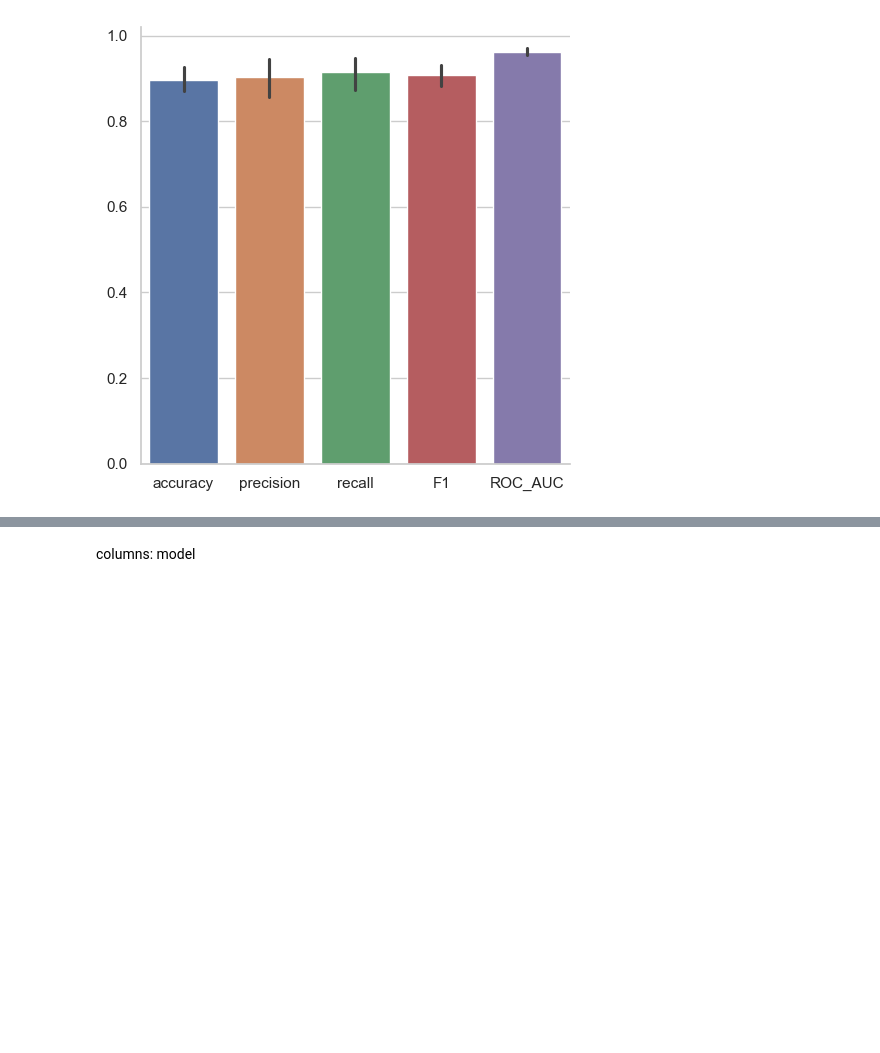
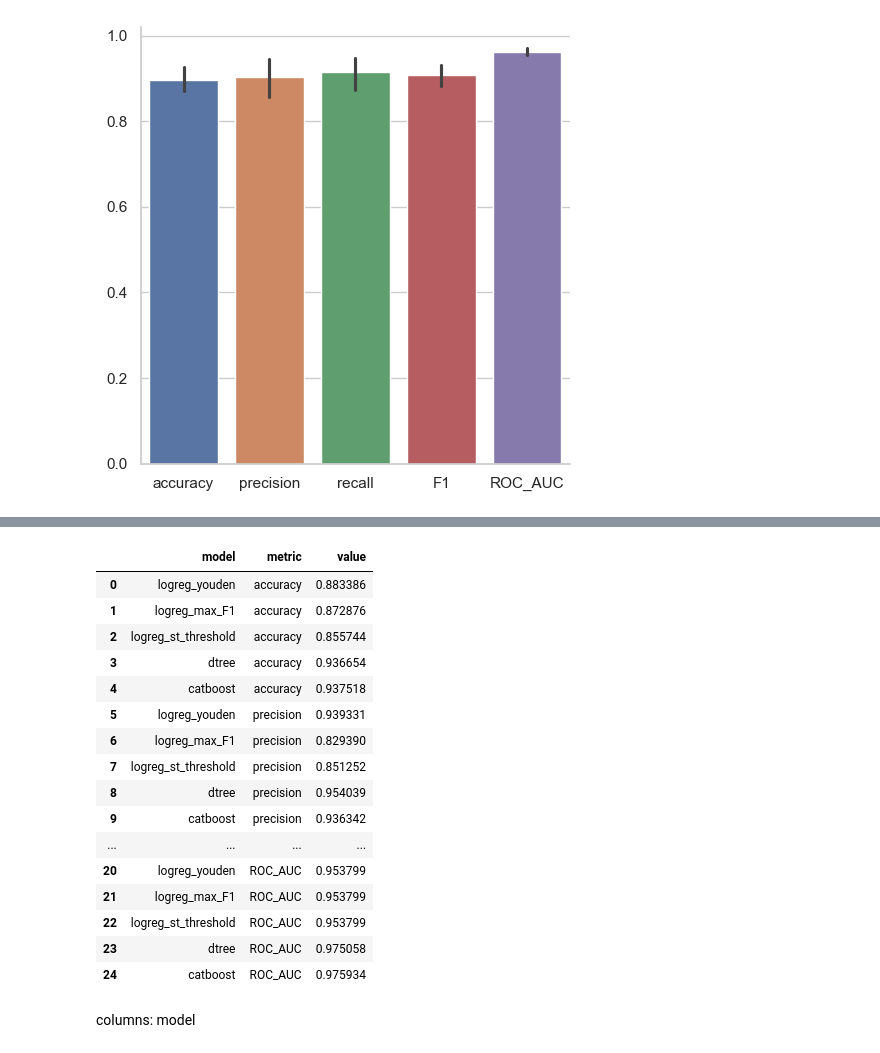
Before and after one commit to forster-j/churn-prediction, a Jupyter notebook: 07_conclusion.ipynb, the cells around one changed output, grey strips where cells are left out. Cells and saved outputs as stored; diff of their text form; code cells hidden in the pictures; blank space fills up the shorter version.

```diff
--- a/07_conclusion.ipynb
+++ b/07_conclusion.ipynb
@@ -64,3 +76,23 @@ sns.catplot(data=df_metrics, kind='bar', dodge=False)
+# %%
+df_melted
+# %% [output]
+|  | model | metric | value |
+| 0 | logreg_youden | accuracy | 0.883386 |
+| 1 | logreg_max_F1 | accuracy | 0.872876 |
+| 2 | logreg_st_threshold | accuracy | 0.855744 |
+| 3 | dtree | accuracy | 0.936654 |
+| 4 | catboost | accuracy | 0.937518 |
+| 5 | logreg_youden | precision | 0.939331 |
+| 6 | logreg_max_F1 | precision | 0.829390 |
+| 7 | logreg_st_threshold | precision | 0.851252 |
+| 8 | dtree | precision | 0.954039 |
+| 9 | catboost | precision | 0.936342 |
+| ... | ... | ... | ... |
+| 20 | logreg_youden | ROC_AUC | 0.953799 |
+| 21 | logreg_max_F1 | ROC_AUC | 0.953799 |
+| 22 | logreg_st_threshold | ROC_AUC | 0.953799 |
+| 23 | dtree | ROC_AUC | 0.975058 |
+| 24 | catboost | ROC_AUC | 0.975934 |
 # %% [markdown]
 columns: model
 # %% [markdown]
```
Also changed, not shown: parts of 1 cell of this notebook, 1 other file.
